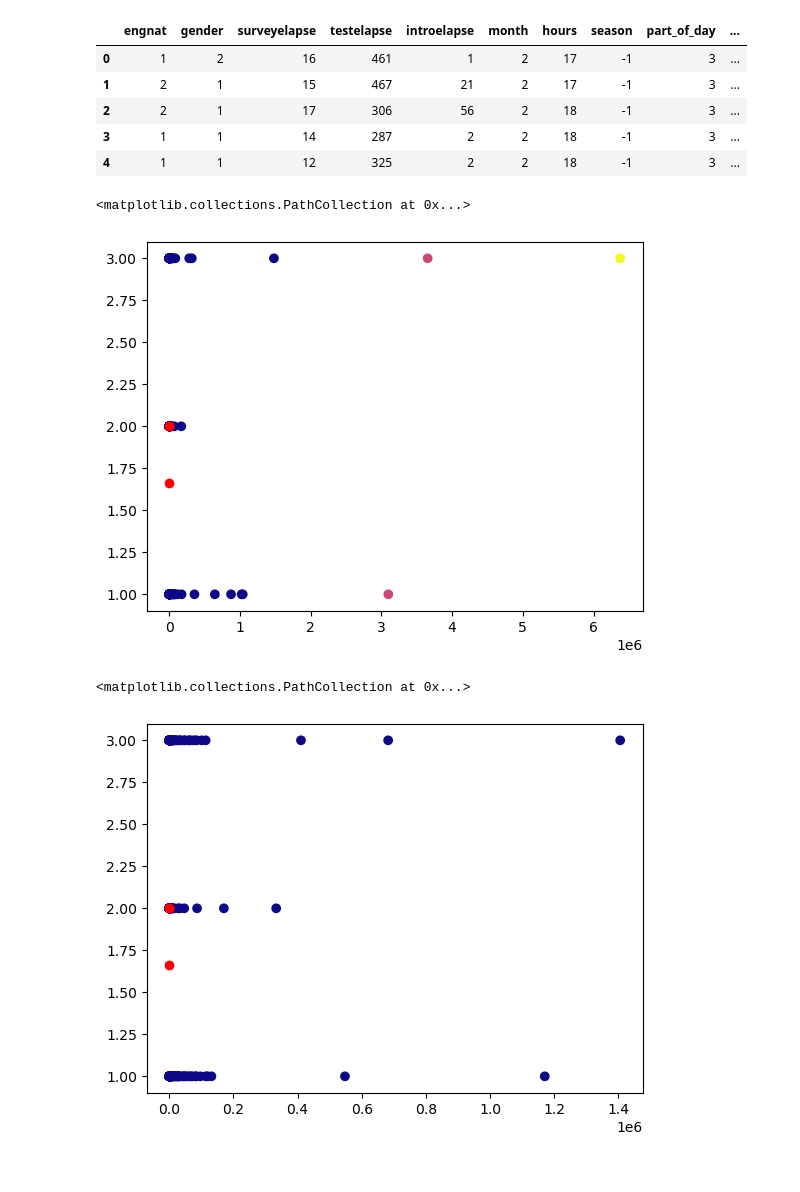
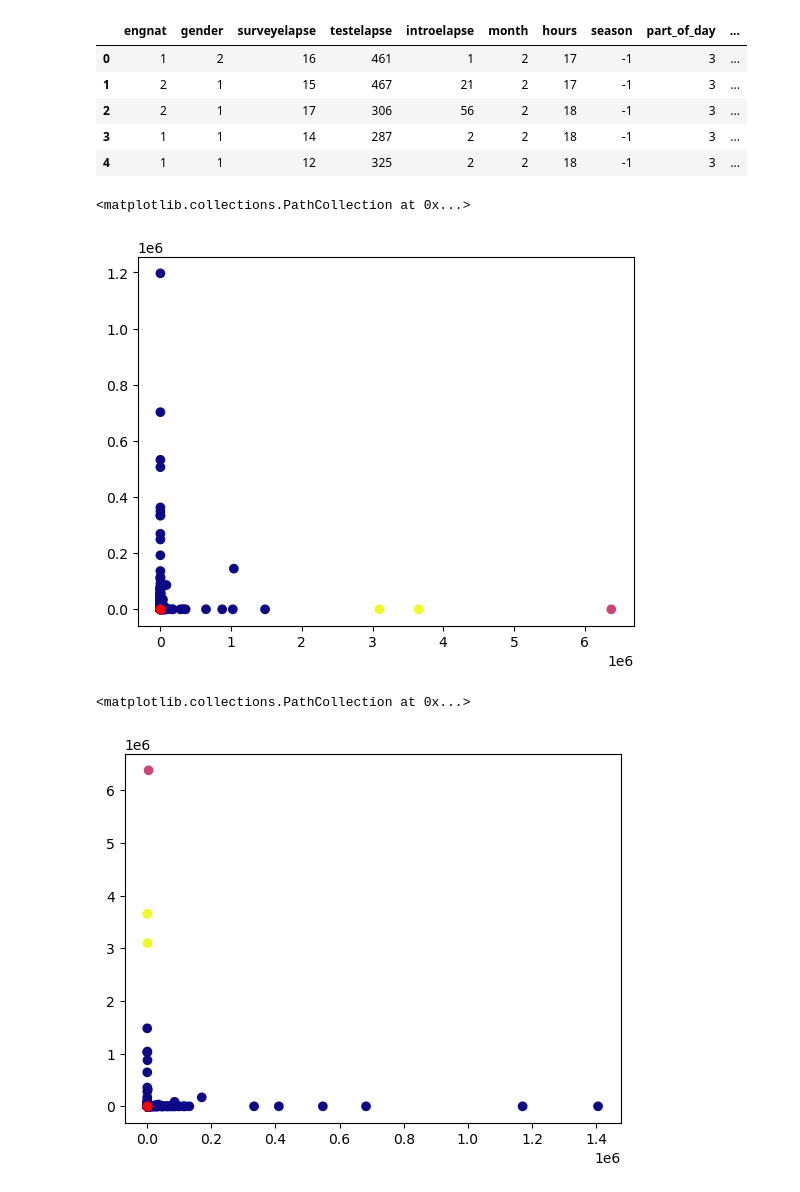
Before and after one commit to mohona-roy/introversion-extraversion-classification, a Jupyter notebook: Code.ipynb, the cells around one changed output. Drawn from its saved outputs; the diff is of its cells as text; code cells hidden in the pictures.

```diff
--- a/Code.ipynb
+++ b/Code.ipynb
@@ -1015,17 +1015,17 @@ metadata.head()
 kmeans = KMeans(n_clusters=3).fit(metadata)
 y_kmeans = kmeans.predict(metadata)
 # %%
-plt.scatter(metadata['surveyelapse'], labels, c=y_kmeans, cmap='plasma')
+plt.scatter(metadata['surveyelapse'], metadata['introelapse'], c=y_kmeans, cmap='plasma')
 centers = kmeans.cluster_centers_
 plt.scatter(centers[:, 0],  centers[:, 1], c='red')
 # %% [output]
 <matplotlib.collections.PathCollection at 0x...>
-[figure, old version]
+[figure, new version]
 # %%
-plt.scatter(metadata['testelapse'], labels, c=y_kmeans, cmap='plasma')
+plt.scatter(metadata['testelapse'], metadata['surveyelapse'], c=y_kmeans, cmap='plasma')
 centers = kmeans.cluster_centers_
 plt.scatter(centers[:, 0],  centers[:, 1], c='red')
 # %% [output]
 <matplotlib.collections.PathCollection at 0x...>
-[figure, old version]
+[figure, new version]
 # %%
```
Also changed, not shown: parts of 1 cell of this notebook.
